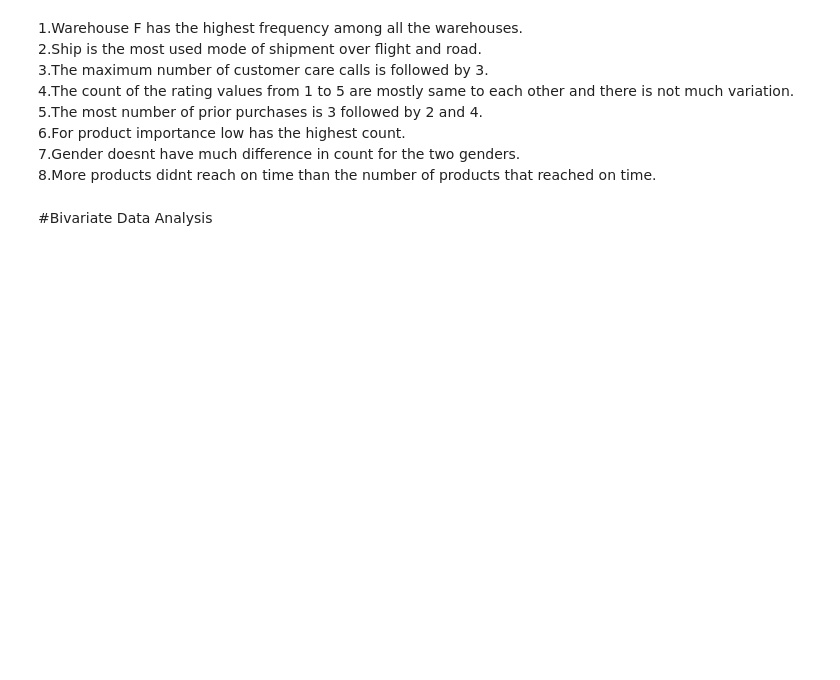
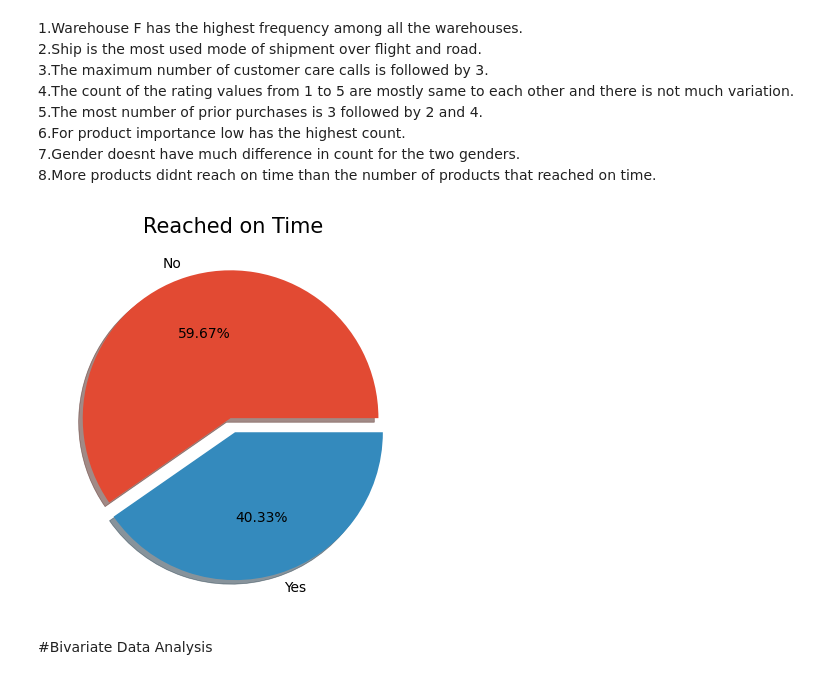
Before and after one commit to Riab22209/CE880-Case-Study-repository, a Jupyter notebook: CaseStudy_EDAandClassification.ipynb, the cells around one changed output. Saved outputs shown, nothing was run; the diff lists cells and outputs as text; code cells hidden in the pictures; blank space fills up the shorter version.

```diff
--- a/CaseStudy_EDAandClassification.ipynb
+++ b/CaseStudy_EDAandClassification.ipynb
@@ -214,6 +214,15 @@ plt.show()
 7.Gender doesnt have much difference in count for the two genders.
 <br>
 8.More products didnt reach on time than the number of products that reached on time.
+# %%
+#The target variable is ROT_Y which has two value 0 amd 1,where 0 indicates it has reached on time and 1 indicates it hasnt reached on time
+data['ROT_Y'].value_counts()
+plt.pie(data['ROT_Y'].value_counts(), labels=['No', 'Yes'], explode=[0.05, 0.05], autopct='%1.2f%%', shadow=True)
+plt.title('Reached on Time', fontsize=15)
+
+plt.show()
+# %% [output]
+[figure, added]
 # %% [markdown]
 #Bivariate Data Analysis
 # %%
```
Also changed, not shown: parts of 14 cells of this notebook.
